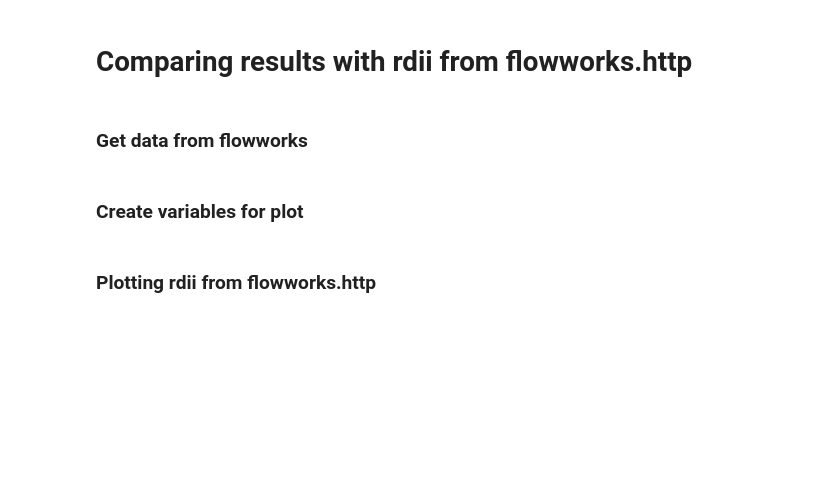
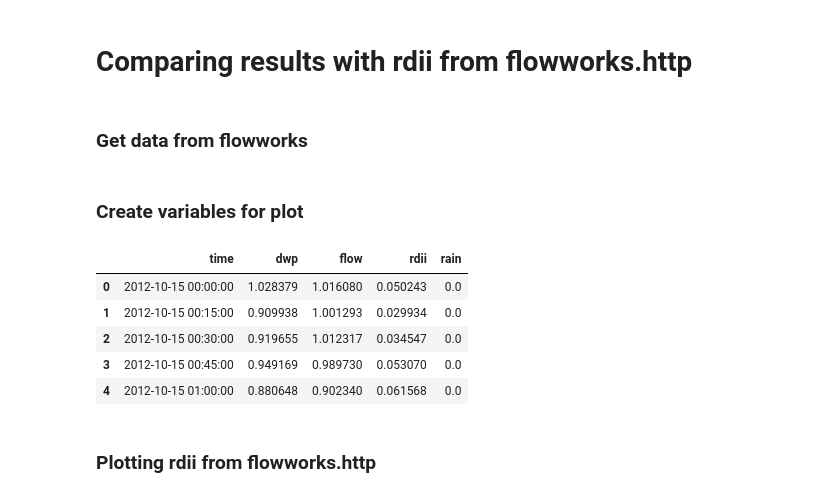
Before and after one commit to klangner/borsuk, a Jupyter notebook: examples/rdii-visualisation.ipynb, the cells around one changed output. Drawn from its saved outputs; the diff is of its cells as text; code cells hidden in the pictures; blank space fills up the shorter version.

```diff
--- a/examples/rdii-visualisation.ipynb
+++ b/examples/rdii-visualisation.ipynb
@@ -289,3 +228,3 @@ flow_datetime =pd.DataFrame(flow_datetime)
 # %%
-flow_datetime[0] = flow_datetime[0].replace({'T':' '}, regex=True)
-flow_datetime[0] = flow_datetime[0].replace({'Z':' '}, regex=True)
+flow = flow.replace({'T':' '}, regex=True)
+flow = flow.replace({'Z':' '}, regex=True)
@@ -293,0 +240,11 @@ flow_datetime[0] = pd.to_datetime(flow_datetime[0])
+# %%
+flow = pd.concat([flow,rain], ignore_index=True, axis=1)
+flow.columns = ['time', 'dwp','flow','rdii','rain']
+flow.head()
+# %% [output]
+|  | time | dwp | flow | rdii | rain |
+| 0 | 2012-10-15 00:00:00 | 1.028379 | 1.016080 | 0.050243 | 0.0 |
+| 1 | 2012-10-15 00:15:00 | 0.909938 | 1.001293 | 0.029934 | 0.0 |
+| 2 | 2012-10-15 00:30:00 | 0.919655 | 1.012317 | 0.034547 | 0.0 |
+| 3 | 2012-10-15 00:45:00 | 0.949169 | 0.989730 | 0.053070 | 0.0 |
+| 4 | 2012-10-15 01:00:00 | 0.880648 | 0.902340 | 0.061568 | 0.0 |
```
Also changed, not shown: parts of 31 cells of this notebook.
